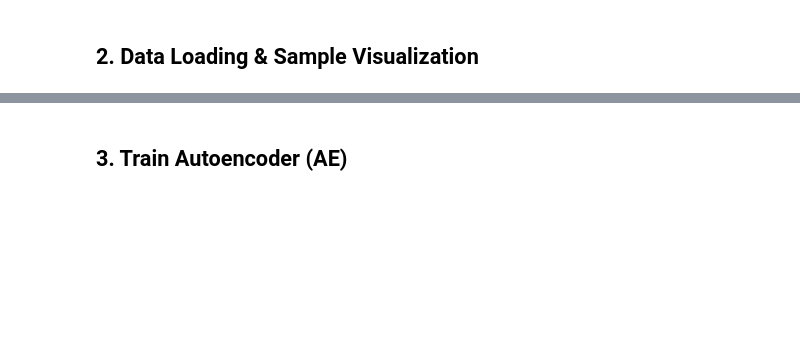
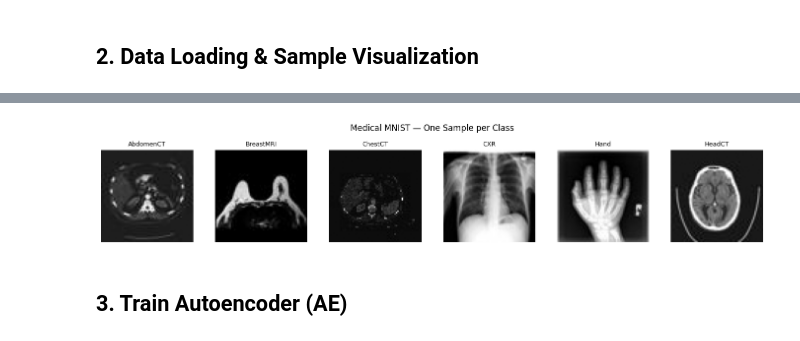
Before and after one commit to AhmedMBayoumi/Assignment-1, a Jupyter notebook: notebooks/experiment.ipynb, the cells around one changed output, grey strips where cells are left out. Saved outputs shown, nothing was run; the diff lists cells and outputs as text; code cells hidden in the pictures; blank space fills up the shorter version.

```diff
--- a/notebooks/experiment.ipynb
+++ b/notebooks/experiment.ipynb
@@ -57,21 +62,24 @@ print(f'Total batches per epoch: {num_batches}  (~{num_batches * BATCH_SIZE:,} i
 # %%
-# Show one sample image per class
 fig, axes = plt.subplots(1, len(CLASS_NAMES), figsize=(14, 2.5))
+shown = set()
 
-for batch_imgs, batch_labels in labeled_ds.take(1):
-    shown = set()
+for batch_imgs, batch_labels in labeled_ds:
     for img, lbl in zip(batch_imgs.numpy(), batch_labels.numpy()):
         if lbl not in shown:
             axes[lbl].imshow(img.squeeze(), cmap='gray')
             axes[lbl].set_title(CLASS_NAMES[lbl], fontsize=9)
             axes[lbl].axis('off')
             shown.add(lbl)
         if len(shown) == len(CLASS_NAMES):
             break
+    if len(shown) == len(CLASS_NAMES):
+        break
 
 plt.suptitle('Medical MNIST — One Sample per Class', fontsize=12, y=1.02)
 plt.tight_layout()
 plt.show()
+# %% [output]
+[figure, added]
 # %% [markdown]
 ## 3. Train Autoencoder (AE)
 # %%
```
Also changed, not shown: parts of 14 cells of this notebook, 3 other files.
